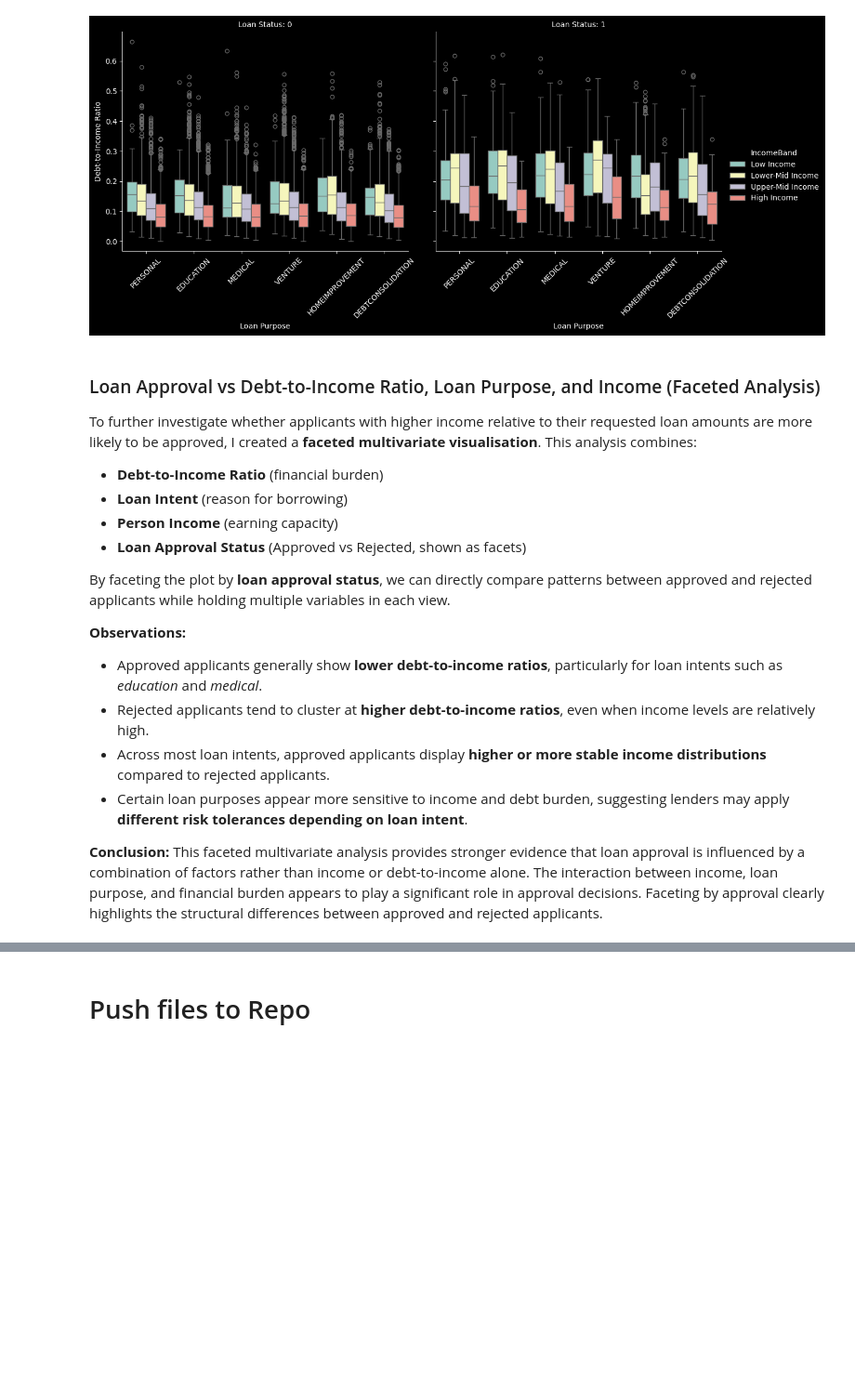
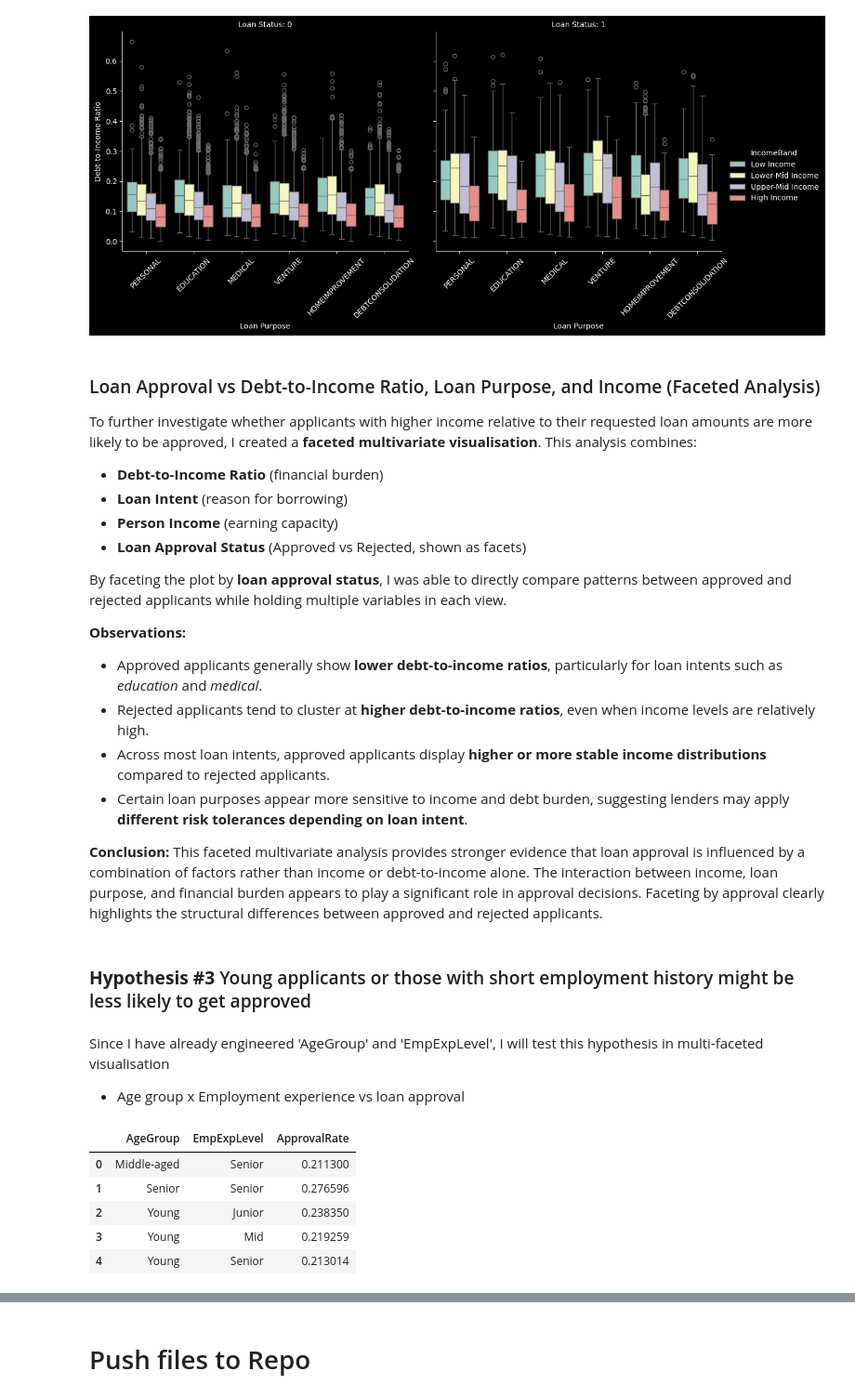
Before and after one commit to Syed313110/Loan_data_analysis, a Jupyter notebook: jupyter_notebooks/loan_approval_analysis.ipynb, the cells around one changed output, grey strips where cells are left out. Shown: that part at 93% size. Drawn from its saved outputs; the diff is of its cells as text; code cells hidden in the pictures; blank space fills up the shorter version.

```diff
--- a/jupyter_notebooks/loan_approval_analysis.ipynb
+++ b/jupyter_notebooks/loan_approval_analysis.ipynb
@@ -408,7 +408,7 @@ To further investigate whether applicants with higher income relative to their r
 - **Person Income** (earning capacity)
 - **Loan Approval Status** (Approved vs Rejected, shown as facets)
 
-By faceting the plot by **loan approval status**, we can directly compare patterns between approved and rejected applicants while holding multiple variables in each view.
+By faceting the plot by **loan approval status**, I was able to directly compare patterns between approved and rejected applicants while holding multiple variables in each view.
 
 **Observations:**
 - Approved applicants generally show **lower debt-to-income ratios**, particularly for loan intents such as *education* and *medical*.
@@ -419,3 +419,28 @@ By faceting the plot by **loan approval status**, we can directly compare patter
 **Conclusion:**
 This faceted multivariate analysis provides stronger evidence that loan approval is influenced by a combination of factors rather than income or debt-to-income alone. The interaction between income, loan purpose, and financial burden appears to play a significant role in approval decisions.
 Faceting by approval clearly highlights the structural differences between approved and rejected applicants.
+# %% [markdown]
+### **Hypothesis #3** Young applicants or those with short employment history might be less likely to get approved
+# %% [markdown]
+Since I have already engineered 'AgeGroup' and 'EmpExpLevel', I will test this hypothesis in multi-faceted visualisation
+
+* Age group x Employment experience vs loan approval
+# %%
+import seaborn as sns
+import matplotlib.pyplot as plt
+
+# Aggregate approval rate
+age_emp_approval = (
+    df
+    .groupby(['AgeGroup', 'EmpExpLevel'], as_index=False)
+    .agg(ApprovalRate=('loan_status', 'mean'))
+)
+
+age_emp_approval
+# %% [output]
+|  | AgeGroup | EmpExpLevel | ApprovalRate |
+| 0 | Middle-aged | Senior | 0.211300 |
+| 1 | Senior | Senior | 0.276596 |
+| 2 | Young | Junior | 0.238350 |
+| 3 | Young | Mid | 0.219259 |
+| 4 | Young | Senior | 0.213014 |
```
Also changed, not shown: parts of 10 cells of this notebook.
